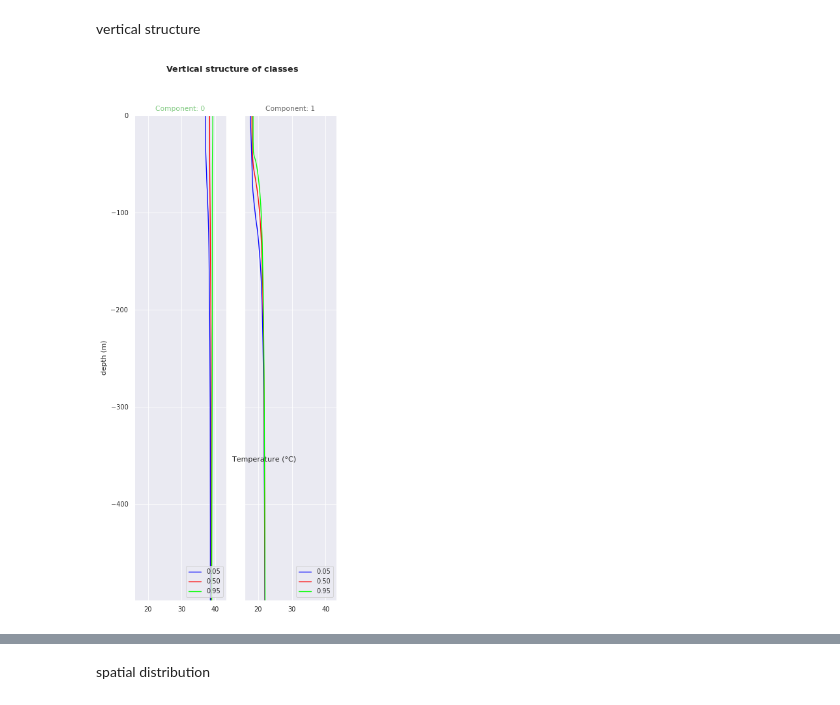
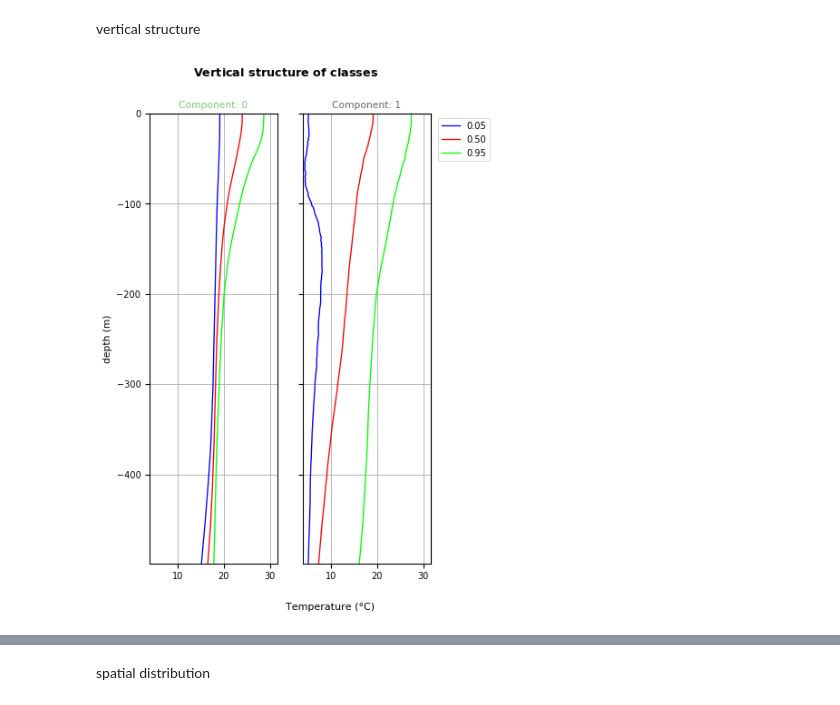
Before and after one commit to euroargodev/DMQC-PCM, a Jupyter notebook: PCM-design/Classif_ArgoReferenceDatabase.ipynb, the cells around one changed output, grey strips where cells are left out. Cells and saved outputs as stored; diff of their text form; code cells hidden in the pictures.

```diff
--- a/PCM-design/Classif_ArgoReferenceDatabase.ipynb
+++ b/PCM-design/Classif_ArgoReferenceDatabase.ipynb
@@ -28,7 +28,7 @@ import cartopy.crs as ccrs
 Data selection
 # %%
 # geographical extent
-geo_extent = [-5, 42, 30, 46] # [min lon, max lon, min lat, max lat]
+geo_extent = [-76, -40, 26, 47] # [min lon, max lon, min lat, max lat]
 # %% [markdown]
 Read wmo boxes latlon: load txt file
 # %%
@@ -131,12 +131,12 @@ ax.add_feature(land_feature, edgecolor='black')
 Create model
 # %%
 z_dim = 'PRES_INTERPOLATED'
-var_name_mdl = 'sal'
+var_name_mdl = ['temp', 'sal']
 K=2
 
 # pcm feature
 z = ds_out[z_dim]
-pcm_features = {var_name_mdl: z}
+pcm_features = {var_name_mdl[0]: z, var_name_mdl[1]: z}
 
 m = pcm(K=K, features=pcm_features)
 m
@@ -154,9 +158,9 @@ Classifier: 'gmm', <class 'sklearn.mixture._gaussian_mixture.GaussianMixture'>
 # %% [markdown]
 Fit model
 # %%
-var_name_ds = 'sal'
+var_name_ds = ['temp', 'sal']
 # Variable to be fitted {variable name in model: variable name in dataset}
-features_in_ds = {var_name_mdl : var_name_ds}
+features_in_ds = {var_name_mdl[0] : var_name_ds[0], var_name_mdl[1] : var_name_ds[1]}
 
 m.fit_predict(ds_out, features=features_in_ds, dim=z_dim, inplace=True)
 m
@@ -175,7 +183,8 @@ Classifier: 'gmm', <class 'sklearn.mixture._gaussian_mixture.GaussianMixture'>
 # %%
 m.predict_proba(ds_out, features=features_in_ds, dim=z_dim, inplace=True);
 # %%
-ds_out = ds_out.pyxpcm.quantile(m, q=[0.05, 0.5, 0.95], of=var_name_ds, outname=var_name_ds + '_Q', keep_attrs=True, inplace=True)
+ds_out = ds_out.pyxpcm.quantile(m, q=[0.05, 0.5, 0.95], of=var_name_ds[0], outname=var_name_ds[0] + '_Q', keep_attrs=True, inplace=True)
+ds_out = ds_out.pyxpcm.quantile(m, q=[0.05, 0.5, 0.95], of=var_name_ds[1], outname=var_name_ds[1] + '_Q', keep_attrs=True, inplace=True)
 # %%
 ds_out
 # %% [output]
@@ -204,6 +213,6 @@ P.data_type = 'profiles'
 # %% [markdown]
 vertical structure
 # %%
-P.vertical_structure(q_variable = var_name_ds + '_Q', sharey=True, xlabel='Temperature (°C)')
+P.vertical_structure(q_variable = var_name_ds[0] + '_Q', sharey=True, xlabel='Temperature (°C)')
 # %% [output]
-[figure, old version]
+[figure, new version]
```
Also changed, not shown: parts of 12 cells of this notebook, 2 other files.
